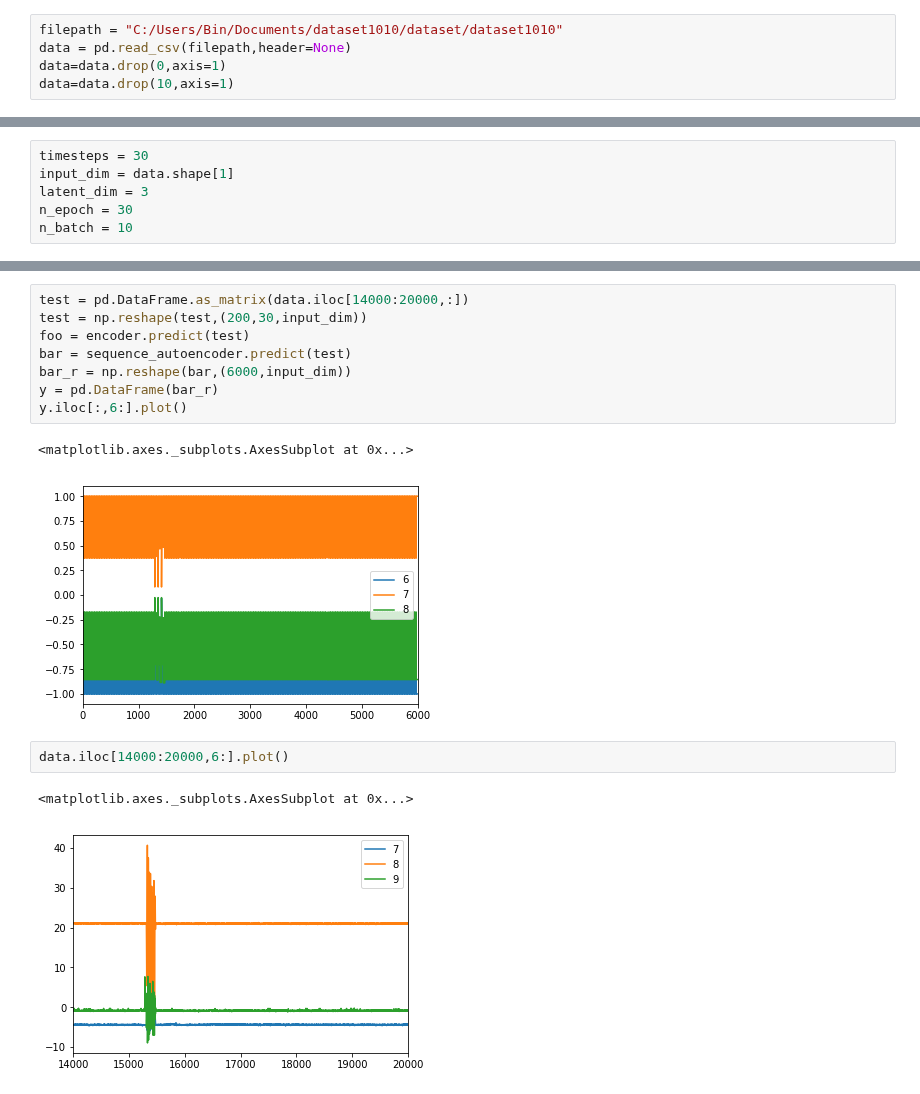
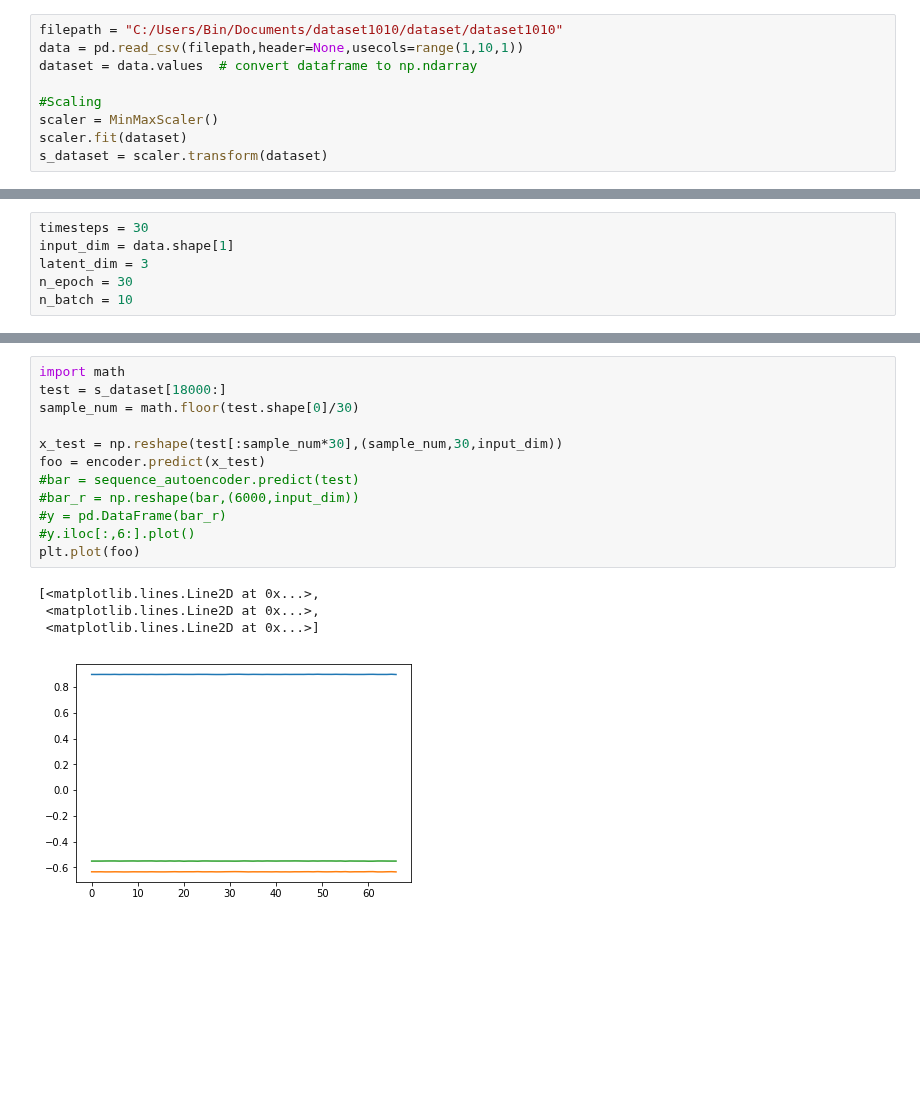
Before and after one commit to binli826/LSTM-Autoencoders, a Jupyter notebook: LSTM-Autoencoder.ipynb, the cells around one changed output, grey strips where cells are left out. Saved outputs shown, nothing was run; the diff lists cells and outputs as text; blank space fills up the shorter version.

```diff
--- a/LSTM-Autoencoder.ipynb
+++ b/LSTM-Autoencoder.ipynb
@@ -7,5 +10,9 @@ import numpy as np
 # %%
 filepath = "C:/Users/Bin/Documents/dataset1010/dataset/dataset1010"
-data = pd.read_csv(filepath,header=None)
-data=data.drop(0,axis=1)
-data=data.drop(10,axis=1)
+data = pd.read_csv(filepath,header=None,usecols=range(1,10,1))
+dataset = data.values  # convert dataframe to np.ndarray
+
+#Scaling
+scaler = MinMaxScaler()
+scaler.fit(dataset)
+s_dataset = scaler.transform(dataset)
@@ -60,16 +96,17 @@ Epoch 100/100
 # %%
-test = pd.DataFrame.as_matrix(data.iloc[14000:20000,:])
-test = np.reshape(test,(200,30,input_dim))
-foo = encoder.predict(test)
-bar = sequence_autoencoder.predict(test)
-bar_r = np.reshape(bar,(6000,input_dim))
-y = pd.DataFrame(bar_r)
-y.iloc[:,6:].plot()
+import math
+test = s_dataset[18000:]
+sample_num = math.floor(test.shape[0]/30)
+
+x_test = np.reshape(test[:sample_num*30],(sample_num,30,input_dim))
+foo = encoder.predict(x_test)
+#bar = sequence_autoencoder.predict(test)
+#bar_r = np.reshape(bar,(6000,input_dim))
+#y = pd.DataFrame(bar_r)
+#y.iloc[:,6:].plot()
+plt.plot(foo)
 # %% [output]
-<matplotlib.axes._subplots.AxesSubplot at 0x...>
+[<matplotlib.lines.Line2D at 0x...>,
+ <matplotlib.lines.Line2D at 0x...>,
+ <matplotlib.lines.Line2D at 0x...>]
-[figure, old version]
+[figure, new version]
-# %%
-data.iloc[14000:20000,6:].plot()
-# %% [output]
-<matplotlib.axes._subplots.AxesSubplot at 0x...>
-[figure, removed]
```
Also changed, not shown: parts of 8 cells of this notebook, 1 other file.
